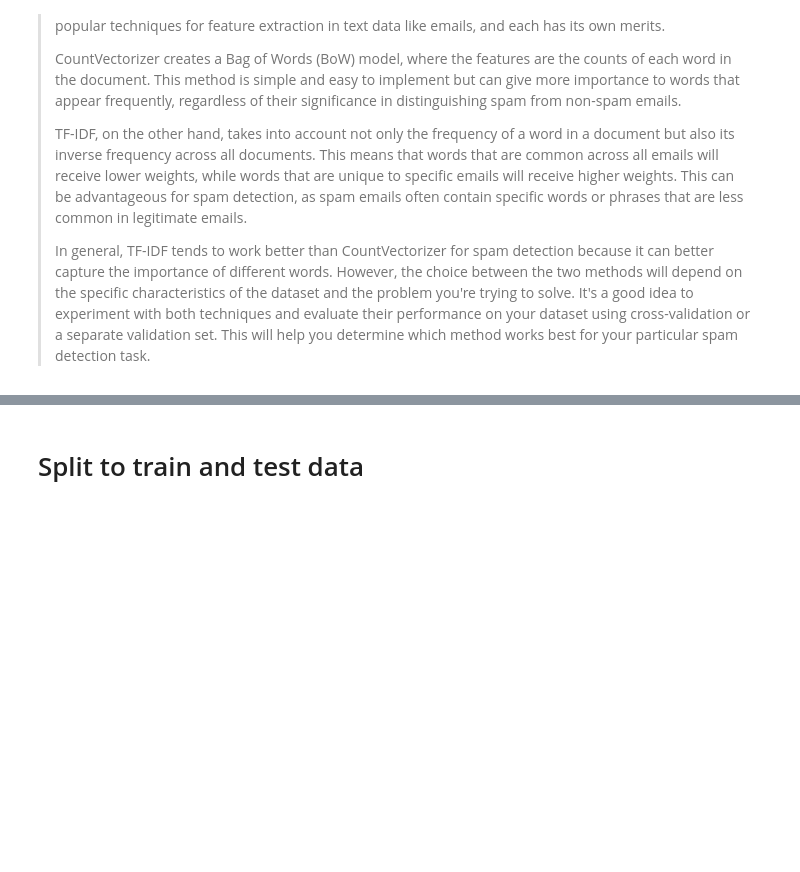
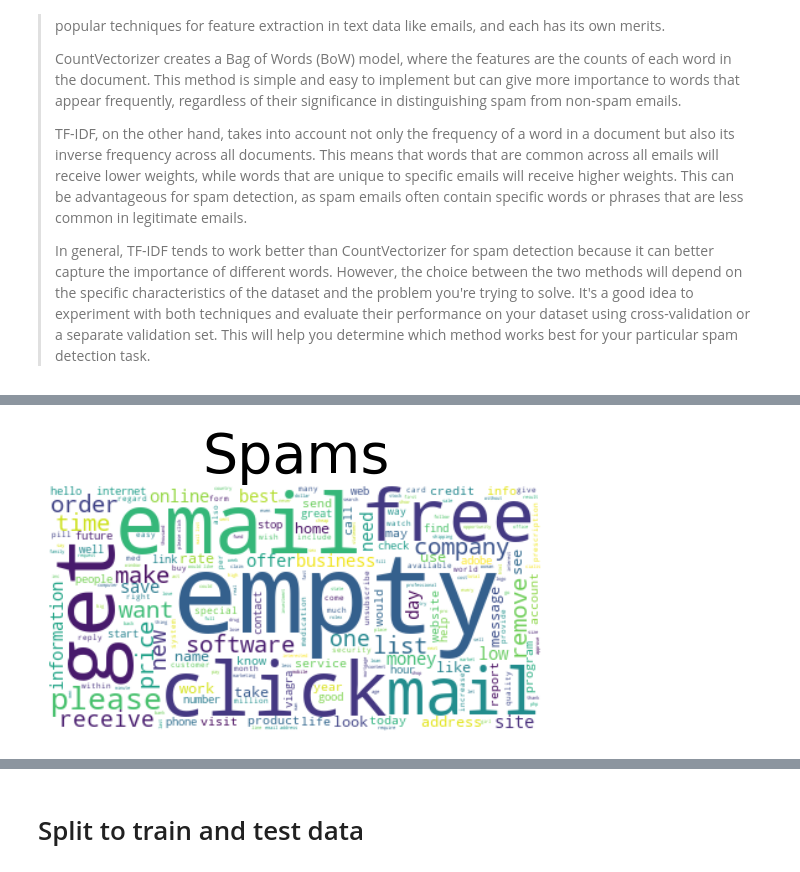
Before and after one commit to phoenixday/ml-algorithms, a Jupyter notebook: spam-ham-emails.ipynb, the cells around one changed output, grey strips where cells are left out. Saved outputs shown, nothing was run; the diff lists cells and outputs as text; code cells hidden in the pictures; blank space fills up the shorter version.

```diff
--- a/spam-ham-emails.ipynb
+++ b/spam-ham-emails.ipynb
@@ -309,0 +300,22 @@ array(['aa', 'aaa',
+# %%
+import matplotlib.pyplot as plt
+from wordcloud import WordCloud, STOPWORDS, ImageColorGenerator
+from PIL import Image
+
+data['Tokens'] = emails
+
+# spams
+spams = data.loc[data['Label'] == 1, ['Tokens']]
+spam_x = tf_vectorizer.fit_transform([" ".join(text) for text in spams['Tokens']]).toarray()
+
+df = pd.DataFrame(spam_x.tolist(), columns=tf_vectorizer.get_feature_names_out())
+df.head(10)
+
+wordcloud = WordCloud(background_color='white', max_words=200,
+                      stopwords = STOPWORDS, collocations=True).generate_from_frequencies(df.T.sum(axis=1))
+plt.title('Spams', fontsize = 40)
+plt.imshow(wordcloud, interpolation='bilinear')
+plt.axis('off')
+plt.show()
+# %% [output]
+[figure, added]
```
Also changed, not shown: parts of 42 cells of this notebook.
